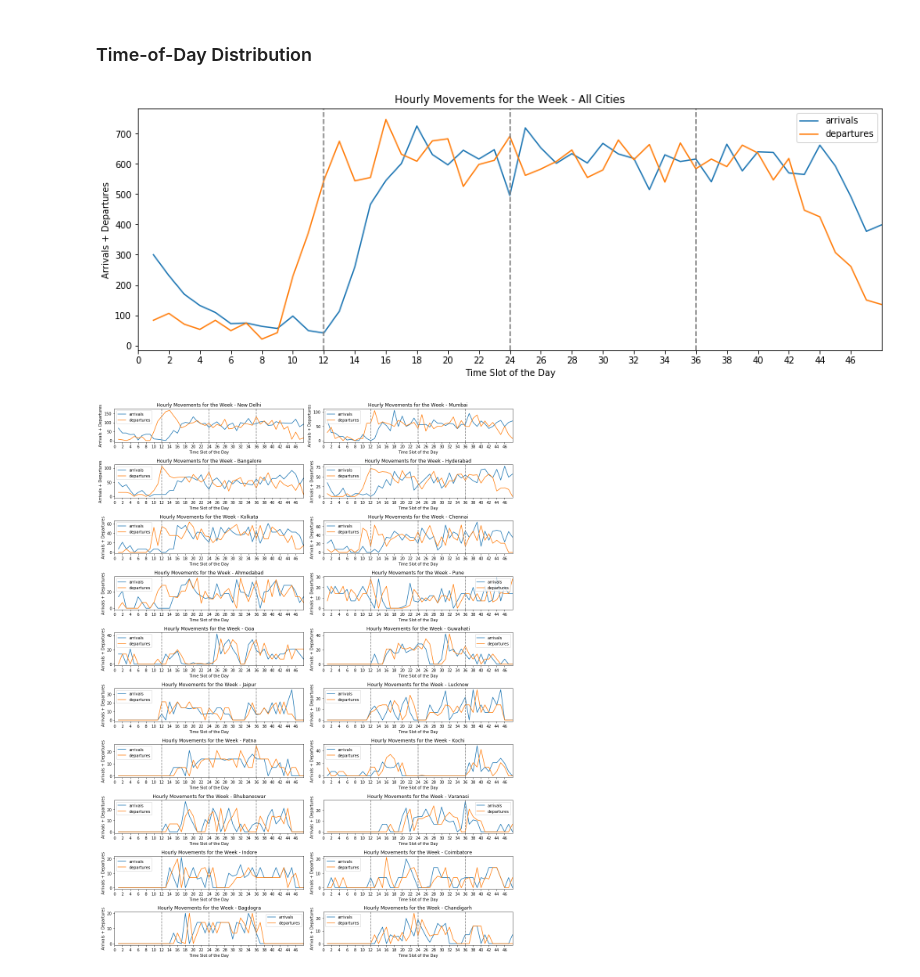
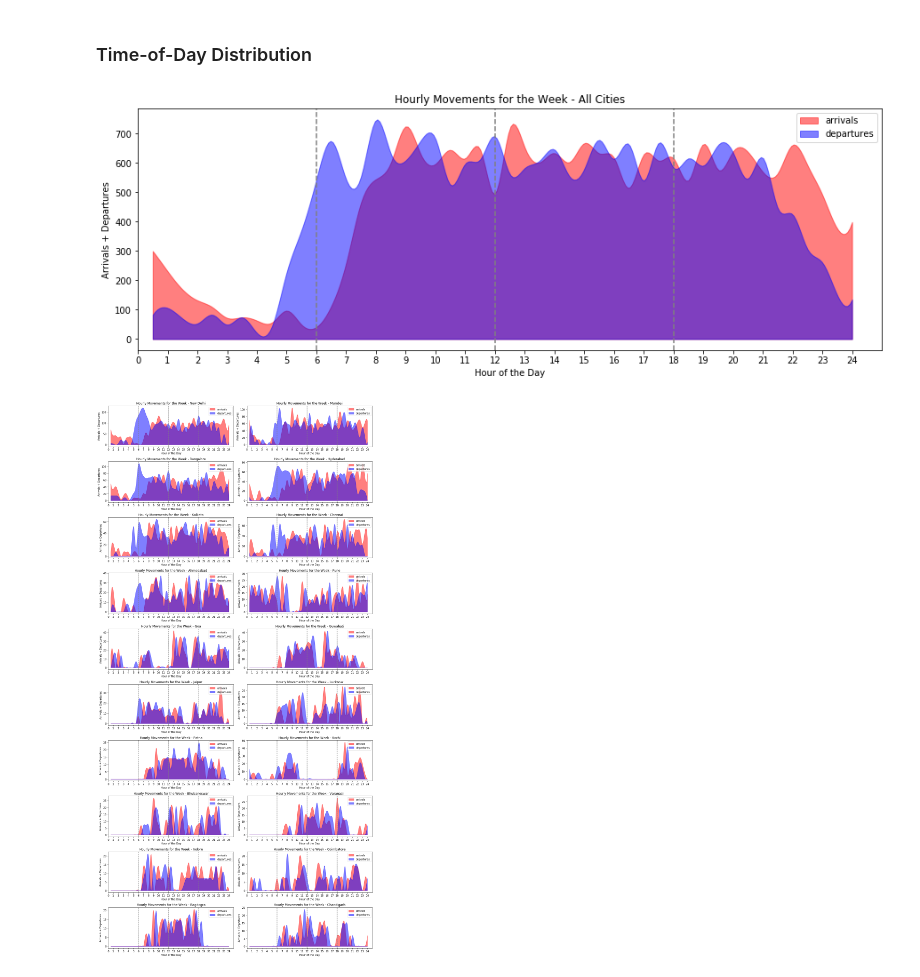
Before and after one commit to sanjeevgadre/Portfolio-Airport-Traffic, a Jupyter notebook: city-analysis.ipynb, the cells around one changed output. Saved outputs shown, nothing was run; the diff lists cells and outputs as text; code cells hidden in the pictures.

Commit message:
Added Hour-of-Day Analysis

```diff
--- a/city-analysis.ipynb
+++ b/city-analysis.ipynb
@@ -254,6 +263,30 @@ def fill_missing(series, slots, na_val):
 
     series = series.sort_index()
     return series
+# %%
+def plot_hourly(timeslot_arr, timeslot_dep, city_name = 'All Cities'):
+
+    x_timeslots = np.arange(1, 49, 1)
+    x_axis = np.linspace(1, 48, 300)
+    smoothing_param = 3
+
+    spline = make_interp_spline(x_timeslots, timeslot_arr, k = smoothing_param)
+    y_axis = np.maximum(np.zeros(300), spline(x_axis))
+    plt.fill_between(x_axis, y_axis, label = 'arrivals', color = 'red', alpha = 0.5)
+
+    spline = make_interp_spline(x_timeslots, timeslot_dep, k = smoothing_param)
+    y_axis = np.maximum(np.zeros(300), spline(x_axis))
+    plt.fill_between(x_axis, y_axis, label = 'departures', color = 'blue', alpha = 0.5)
+    #plt.ylim((min(timeslot_arr) - 5, max(timeslot_arr) + 5))
+    plt.xlim((1, 50))
+    plt.xticks(np.arange(0, 49, 2), labels = np.arange(0, 25, 1))
+    plt.axvline(x = 12, color = 'grey', linestyle = '--')
+    plt.axvline(x = 24, color = 'grey', linestyle = '--')
+    plt.axvline(x = 36, color = 'grey', linestyle = '--')
+    plt.xlabel('Hour of the Day')
+    plt.ylabel('Arrivals + Departures')
+    plt.title('Hourly Movements for the Week - %s' % city_name)
+    plt.legend()
 # %%
 ''' When combined across all cities, for any day, the total number of arrivals must be equal to the total
 number of departures. However, this may not be true when considering a particular city, i.e. the total number
@@ -261,39 +294,39 @@ of arrivals in a city may not be the same as the total number of departures '''
 
 plt.figure(figsize = (15, 5))
 
-timeslot_arr = dat.groupby(['to_time_slot'])['weekly_flights'].sum()
+timeslot_arr = (dat.groupby(['to_time_slot'])['weekly_flights'].sum())
 timeslot_arr = fill_missing(timeslot_arr, 48, 0)
-timeslot_dep = dat.groupby(['from_time_slot'])['weekly_flights'].sum()
+timeslot_dep = (dat.groupby(['from_time_slot'])['weekly_flights'].sum())
 timeslot_dep = fill_missing(timeslot_dep, 48, 0)
 
 plot_hourly(timeslot_arr, timeslot_dep)
 plt.show()
 
-plt.figure(figsize = (15, 20))
+plt.figure(figsize = (15, 30))
 ncol = 2
 nrow = np.ceil(len(top_cities_by_mvmnts)/ncol)
 subplot_= 1
 for city_code in top_cities_by_mvmnts:
     timeslot_arr = []
     timeslot_dep = []
 
     idx = [i for i in dat.index if dat['from'][i] == city_code or dat['to'][i] == city_code]
     sdat = dat.iloc[idx, :]
 
     idx_in = [i for i in sdat.index if sdat['to'][i] == city_code] # flights into the city
     idx_out = [i for i in sdat.index if sdat['from'][i] == city_code]  # flights out of the city
 
-    timeslot_arr = sdat.loc[idx_in, :].groupby(['to_time_slot'])['weekly_flights'].sum()
+    timeslot_arr = (sdat.loc[idx_in, :].groupby(['to_time_slot'])['weekly_flights'].sum())
     timeslot_arr = fill_missing(timeslot_arr, 48, 0)
-    timeslot_dep = sdat.loc[idx_out, :].groupby(['from_time_slot'])['weekly_flights'].sum()
+    timeslot_dep = (sdat.loc[idx_out, :].groupby(['from_time_slot'])['weekly_flights'].sum())
     timeslot_dep = fill_missing(timeslot_dep, 48, 0)
 
     plt.subplot(nrow, ncol, subplot_)
     plot_hourly(timeslot_arr, timeslot_dep, codes_to_city[city_code])
     subplot_ += 1
 
 plt.tight_layout()
 plt.show()
 # %% [output]
-[figure, old version]
+[figure, new version]
-[figure, old version]
+[figure, new version]
```
Also changed, not shown: parts of 6 cells of this notebook.
